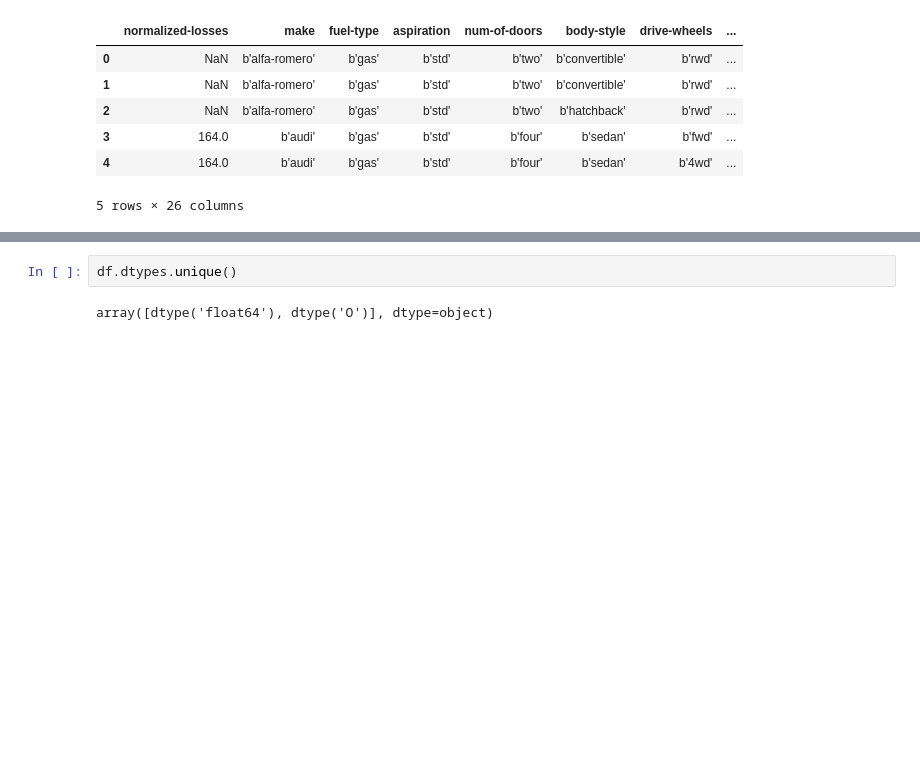
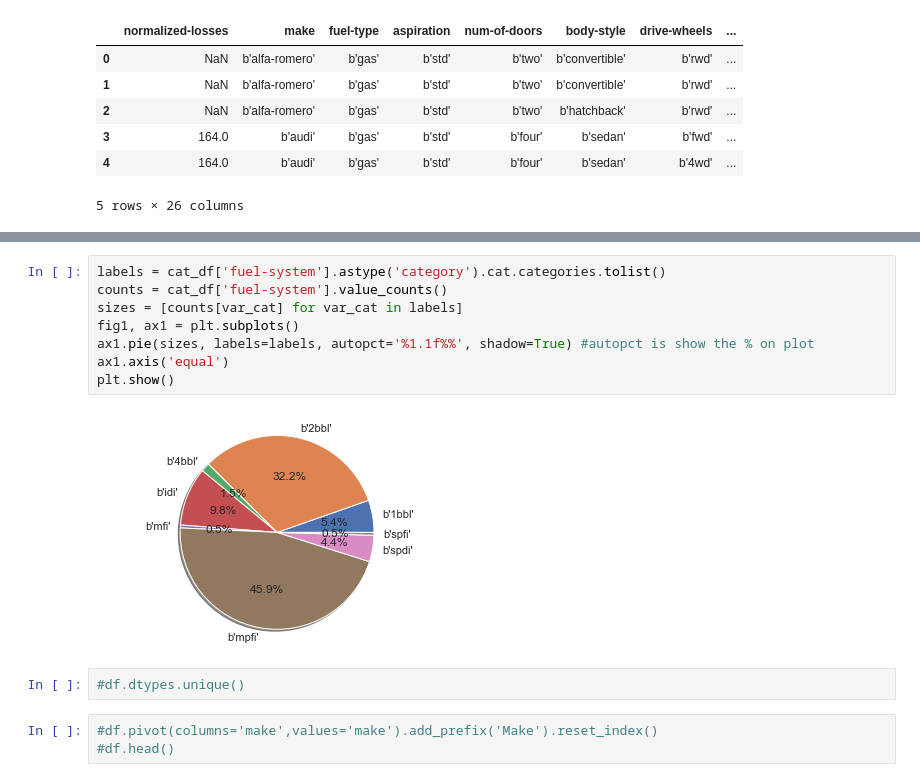
Before and after one commit to serrodcal-data-scientist/dataLab1, a Jupyter notebook: EDA.ipynb, the cells around one changed output, grey strips where cells are left out. Cells and saved outputs as stored; diff of their text form; blank space fills up the shorter version.

```diff
--- a/EDA.ipynb
+++ b/EDA.ipynb
@@ -26,4 +157,15 @@ df.head()
+# %%
+labels = cat_df['fuel-system'].astype('category').cat.categories.tolist()
+counts = cat_df['fuel-system'].value_counts()
+sizes = [counts[var_cat] for var_cat in labels]
+fig1, ax1 = plt.subplots()
+ax1.pie(sizes, labels=labels, autopct='%1.1f%%', shadow=True) #autopct is show the % on plot
+ax1.axis('equal')
+plt.show()
+# %% [output]
+[figure, added]
 # %%
-df.dtypes.unique()
+#df.dtypes.unique()
-# %% [output]
-array([dtype('float64'), dtype('O')], dtype=object)
+# %%
+#df.pivot(columns='make',values='make').add_prefix('Make').reset_index()
+#df.head()
```
Also changed, not shown: parts of 12 cells of this notebook, 2 other files.
